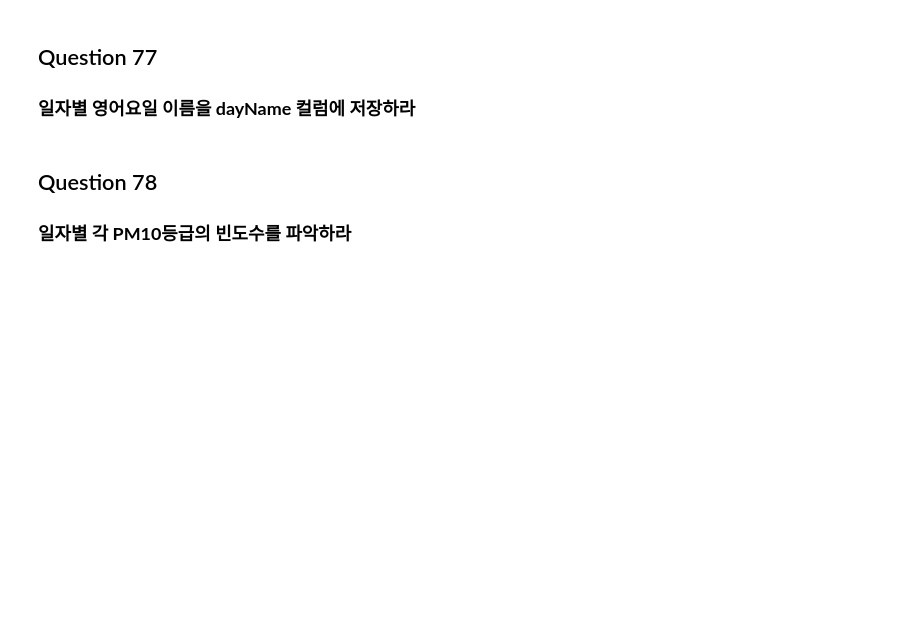
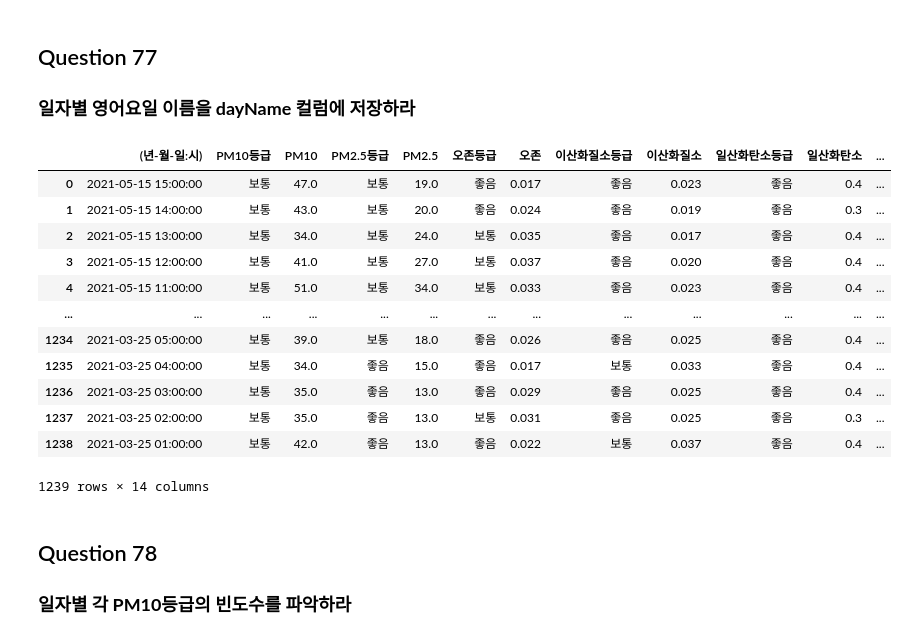
Before and after one commit to applesatang/my, a Jupyter notebook: pandas/practice101.ipynb, the cells around one changed output. Cells and saved outputs as stored; diff of their text form; code cells hidden in the pictures; blank space fills up the shorter version.

```diff
--- a/pandas/practice101.ipynb
+++ b/pandas/practice101.ipynb
@@ -1278,6 +1300,58 @@ df[['RPT','VAL']].rolling(7).mean()
+# %%
+def change_date(x) :
+    import datetime
+    hour = x.split(':')[1]
+    date = x.split(":")[0]
+
+    if hour =='24' :
+        hour = '00:00:00'
+
+        FinalDate = pd.to_datetime(date + " " + hour) + datetime.timedelta(days=1)
+    else:
+        hour = hour +':00:00'
+        FinalDate = pd.to_datetime(date+" "+hour)
+
+    return FinalDate
+df['(년-월-일:시)'] = df['(년-월-일:시)'].apply(change_date)
 # %% [markdown]
 ##  Question 77
 ### **일자별 영어요일 이름을 dayName 컬럼에 저장하라**
+# %%
+def day_change(x) :
+    if x == 0 :
+        day = 'Monday'
+    elif x == 1 :
+        day = 'Tuesday'
+    elif x == 2 :
+        day = 'Wednesday'
+    elif x == 3 :
+        day = 'Thursday'
+    elif x == 4 :
+        day = 'Friday'
+    elif x == 5 :
+        day = 'Saturday'
+    else  :
+        day= 'Sunday'
+    return day
+df['dayName'] = df['(년-월-일:시)'].dt.weekday.apply(day_change)
+# %%
+df['dayName'] = df['(년-월-일:시)'].dt.day_name()
+# %%
+df
+# %% [output]
+|  | (년-월-일:시) | PM10등급 | PM10 | PM2.5등급 | PM2.5 | 오존등급 | 오존 | 이산화질소등급 | 이산화질소 | 일산화탄소등급 | 일산화탄소 | ... |
+| 0 | 2021-05-15 15:00:00 | 보통 | 47.0 | 보통 | 19.0 | 좋음 | 0.017 | 좋음 | 0.023 | 좋음 | 0.4 | ... |
+| 1 | 2021-05-15 14:00:00 | 보통 | 43.0 | 보통 | 20.0 | 좋음 | 0.024 | 좋음 | 0.019 | 좋음 | 0.3 | ... |
+| 2 | 2021-05-15 13:00:00 | 보통 | 34.0 | 보통 | 24.0 | 보통 | 0.035 | 좋음 | 0.017 | 좋음 | 0.4 | ... |
+| 3 | 2021-05-15 12:00:00 | 보통 | 41.0 | 보통 | 27.0 | 보통 | 0.037 | 좋음 | 0.020 | 좋음 | 0.4 | ... |
+| 4 | 2021-05-15 11:00:00 | 보통 | 51.0 | 보통 | 34.0 | 보통 | 0.033 | 좋음 | 0.023 | 좋음 | 0.4 | ... |
+| ... | ... | ... | ... | ... | ... | ... | ... | ... | ... | ... | ... | ... |
+| 1234 | 2021-03-25 05:00:00 | 보통 | 39.0 | 보통 | 18.0 | 좋음 | 0.026 | 좋음 | 0.025 | 좋음 | 0.4 | ... |
+| 1235 | 2021-03-25 04:00:00 | 보통 | 34.0 | 좋음 | 15.0 | 좋음 | 0.017 | 보통 | 0.033 | 좋음 | 0.4 | ... |
+| 1236 | 2021-03-25 03:00:00 | 보통 | 35.0 | 좋음 | 13.0 | 좋음 | 0.029 | 좋음 | 0.025 | 좋음 | 0.4 | ... |
+| 1237 | 2021-03-25 02:00:00 | 보통 | 35.0 | 좋음 | 13.0 | 보통 | 0.031 | 좋음 | 0.025 | 좋음 | 0.3 | ... |
+| 1238 | 2021-03-25 01:00:00 | 보통 | 42.0 | 좋음 | 13.0 | 좋음 | 0.022 | 보통 | 0.037 | 좋음 | 0.4 | ... |
+1239 rows × 14 columns
 # %% [markdown]
 ##  Question 78
 ### **일자별 각 PM10등급의 빈도수를 파악하라**
```
Also changed, not shown: parts of 3 cells of this notebook.
